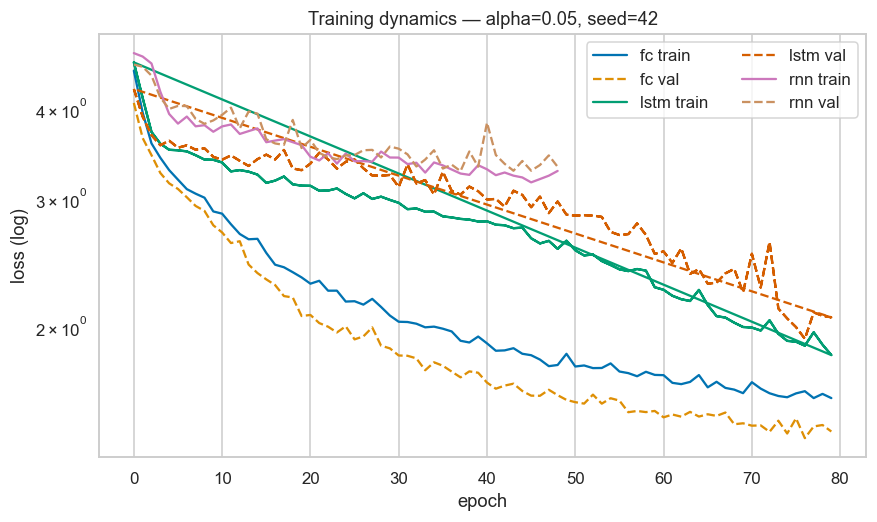
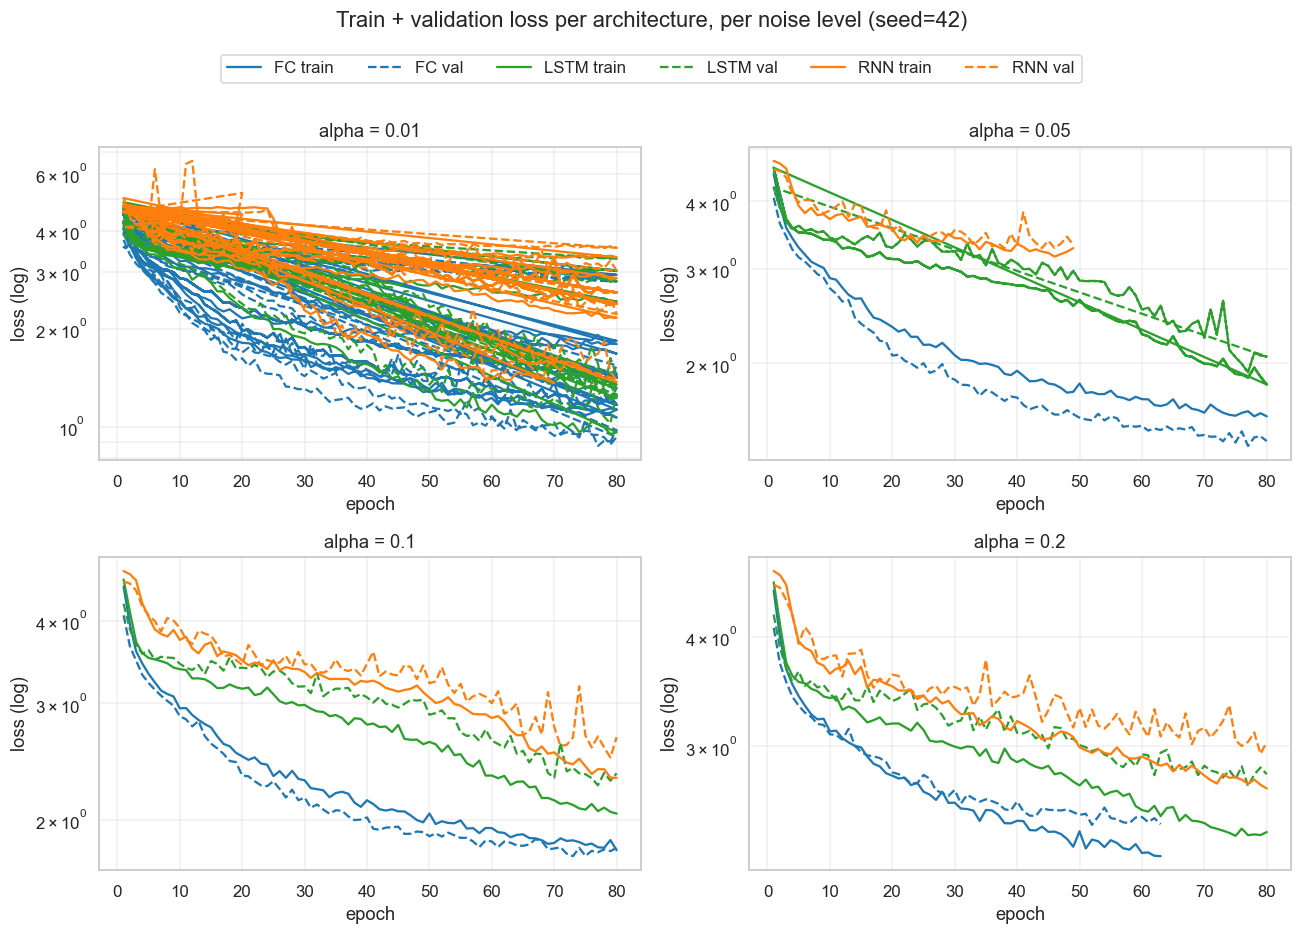
Unified diff of the notebook cell whose output changed from the first chart to the second:
--- before
+++ after
@@ -1,12 +1,20 @@
 if len(histories):
-    one_seed = histories[(histories.alpha == 0.05) & (histories.seed == 42)]
-    fig, ax = plt.subplots(figsize=(9, 5))
-    for arch, g in one_seed.groupby('arch'):
-        ax.plot(g.epoch, g.train_loss, label=f'{arch} train', lw=1.5)
-        ax.plot(g.epoch, g.val_loss, label=f'{arch} val', lw=1.5, ls='--')
-    ax.set_yscale('log')
-    ax.set_xlabel('epoch'); ax.set_ylabel('loss (log)')
-    ax.set_title('Training dynamics — alpha=0.05, seed=42')
-    ax.legend(ncol=2)
+    # 2x2 grid — one panel per noise level, train+val per arch
+    ARCH_COLOR = {'fc': '#1f77b4', 'rnn': '#ff7f0e', 'lstm': '#2ca02c'}
+    fig, axes = plt.subplots(2, 2, figsize=(12, 8))
+    for ax, alpha in zip(axes.flat, [0.01, 0.05, 0.10, 0.20]):
+        sub = histories[(np.isclose(histories.alpha, alpha)) & (histories.seed == 42)]
+        for arch, g in sub.groupby('arch'):
+            color = ARCH_COLOR.get(arch, 'gray')
+            ax.plot(g.epoch + 1, g.train_loss, color=color, lw=1.5, label=f'{arch.upper()} train')
+            ax.plot(g.epoch + 1, g.val_loss, color=color, lw=1.5, ls='--', label=f'{arch.upper()} val')
+        ax.set_yscale('log')
+        ax.set_title(f'alpha = {alpha:g}')
+        ax.set_xlabel('epoch'); ax.set_ylabel('loss (log)')
+        ax.grid(True, which='both', alpha=0.3)
+    handles, labels = axes[0, 0].get_legend_handles_labels()
+    fig.legend(handles, labels, ncol=6, loc='upper center', bbox_to_anchor=(0.5, 1.02))
+    fig.suptitle('Train + validation loss per architecture, per noise level (seed=42)', y=1.06)
+    fig.tight_layout()
     fig.savefig(FIGS / 'loss_curves.png', dpi=150, bbox_inches='tight')
     plt.show()

Commit: notebook: embed reconstructions + multi-noise loss curves; add §4 observations + §5.1 reconstruction examples; bump 1.03→1.04